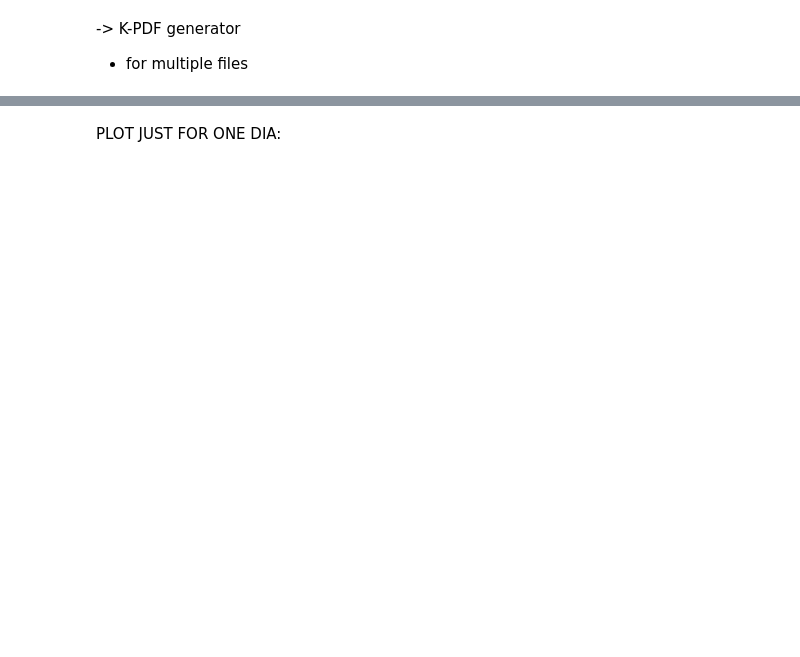
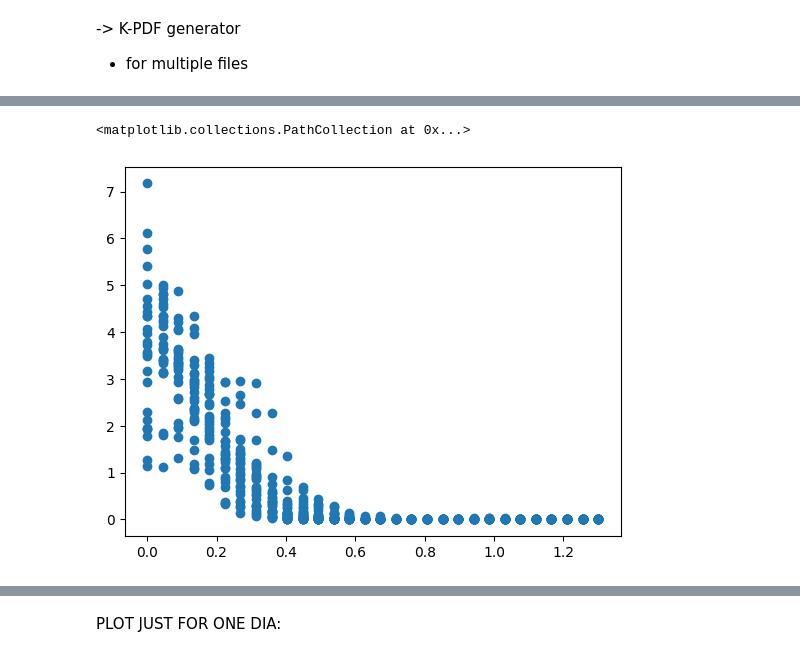
Before and after one commit to YiwenHou/HTDMA-Modeling, a Jupyter notebook: k-pdf.ipynb, the cells around one changed output, grey strips where cells are left out. Drawn from its saved outputs; the diff is of its cells as text; code cells hidden in the pictures; blank space fills up the shorter version.

```diff
--- a/k-pdf.ipynb
+++ b/k-pdf.ipynb
@@ -169,0 +171,5 @@ avg_values = [avg50,avg100,avg150,avg200,avg250]
+# %%
+plt.scatter(x50,y50)
+# %% [output]
+<matplotlib.collections.PathCollection at 0x...>
+[figure, added]
```
Also changed, not shown: parts of 6 cells of this notebook, 5 other files.
